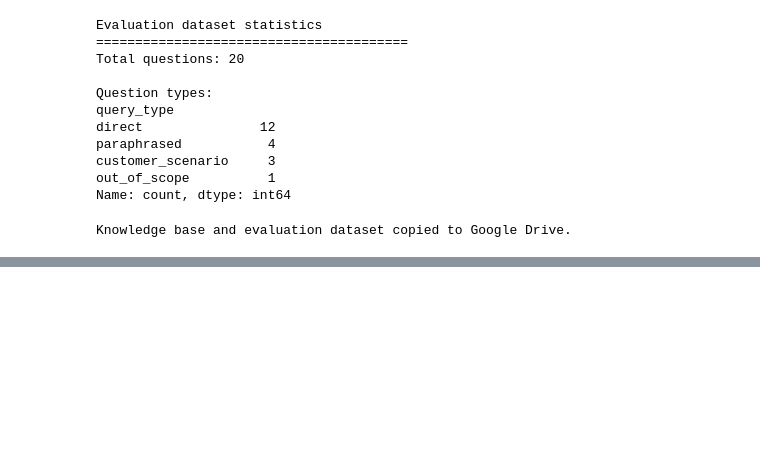
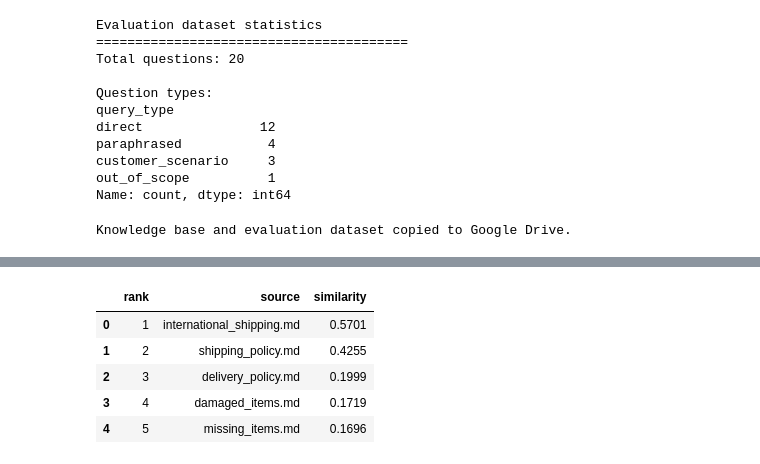
Before and after one commit to DhruviPatadia/ShopAssist, a Jupyter notebook: notebooks/01_data_exploration.ipynb, the cells around one changed output, grey strips where cells are left out. Cells and saved outputs as stored; diff of their text form; code cells hidden in the pictures; blank space fills up the shorter version.

```diff
--- a/notebooks/01_data_exploration.ipynb
+++ b/notebooks/01_data_exploration.ipynb
@@ -618,0 +714,37 @@ Evaluation files:
+# %%
+def search_policies(query, top_k=3):
+    """
+    Search the policy knowledge base using semantic similarity.
+
+    Parameters:
+        query (str): Customer question
+        top_k (int): Number of results to return
+
+    Returns:
+        DataFrame containing the most relevant policies and similarity scores.
+    """
+
+    # Convert the query into an embedding
+    query_embedding = embedding_model.encode(
+        [query],
+        convert_to_numpy=True,
+        normalize_embeddings=True
+    )
+
+    # Search FAISS
+    scores, indices = index.search(query_embedding, top_k)
+
+    # Build results
+    results = []
+
+    for rank, (score, idx) in enumerate(
+        zip(scores[0], indices[0]),
+        start=1
+    ):
+        results.append({
+            "rank": rank,
+            "source": documents_df.iloc[idx]["source"],
+            "similarity": round(float(score), 4)
+        })
+
+    return pd.DataFrame(results)
@@ -618,0 +855,9 @@ Evaluation files:
+# %%
+search_policies("Do you ship internationally?", top_k=5)
+# %% [output]
+|  | rank | source | similarity |
+| 0 | 1 | international_shipping.md | 0.5701 |
+| 1 | 2 | shipping_policy.md | 0.4255 |
+| 2 | 3 | delivery_policy.md | 0.1999 |
+| 3 | 4 | damaged_items.md | 0.1719 |
+| 4 | 5 | missing_items.md | 0.1696 |
```
Also changed, not shown: parts of 54 cells of this notebook.
